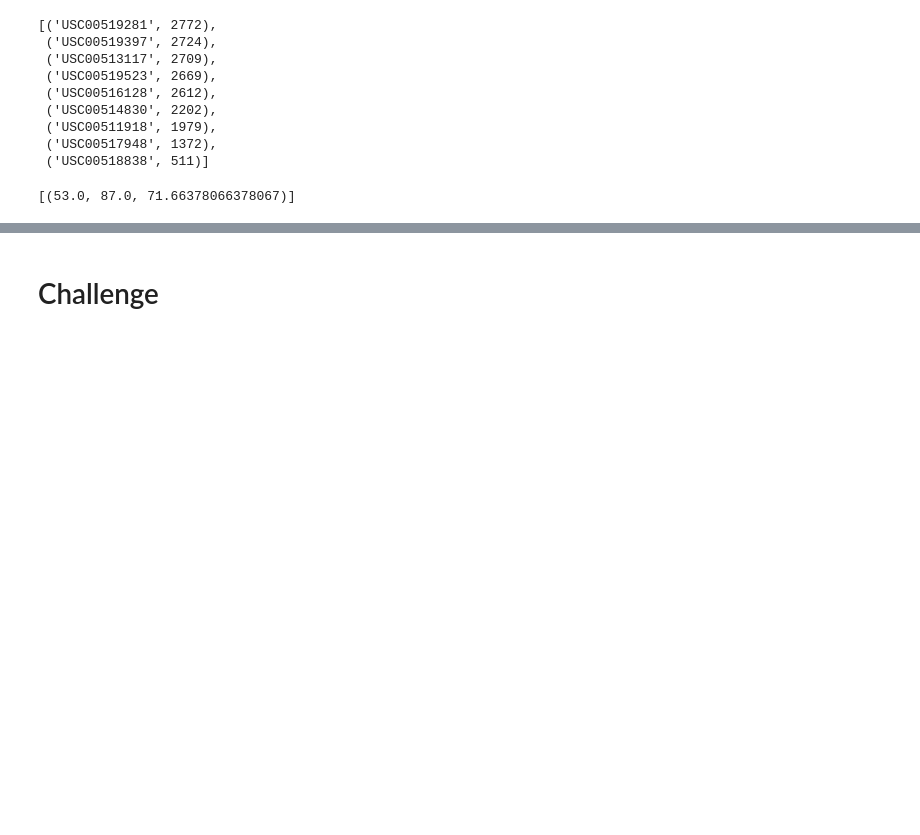
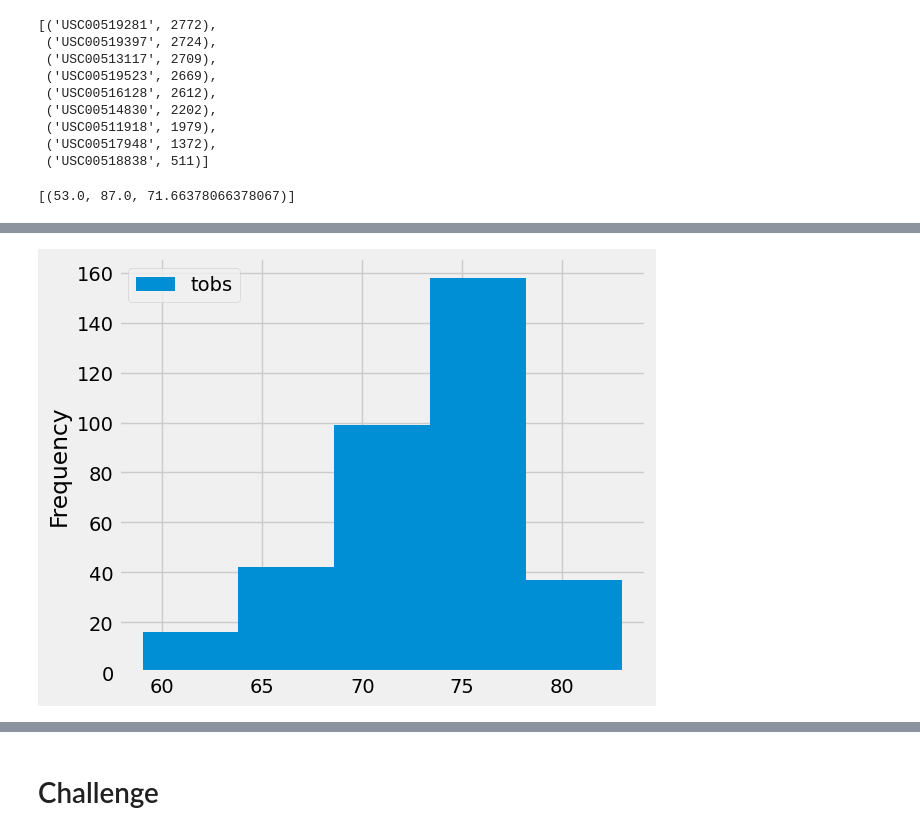
Before and after one commit to EBolinVA/Surfs_Up, a Jupyter notebook: Resources/climate_analysis.ipynb, the cells around one changed output, grey strips where cells are left out. Drawn from its saved outputs; the diff is of its cells as text; code cells hidden in the pictures; blank space fills up the shorter version.

```diff
--- a/Resources/climate_analysis.ipynb
+++ b/Resources/climate_analysis.ipynb
@@ -151,0 +154,6 @@ df.plot.hist(bins=12)
+# %%
+# testing 5 bins, and note the difference between 5 and 12 bins. Not much detail.
+df.plot.hist(bins=5)
+plt.tight_layout()
+# %% [output]
+[figure, added]
```
Also changed, not shown: parts of 3 cells of this notebook, 1 other file.
